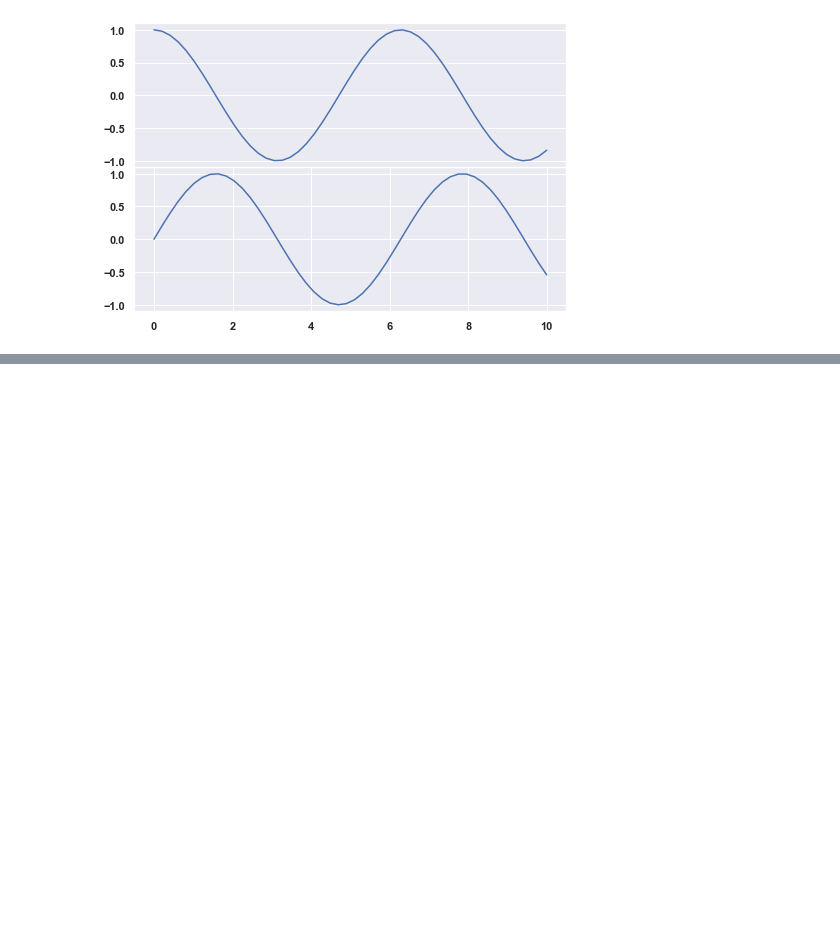
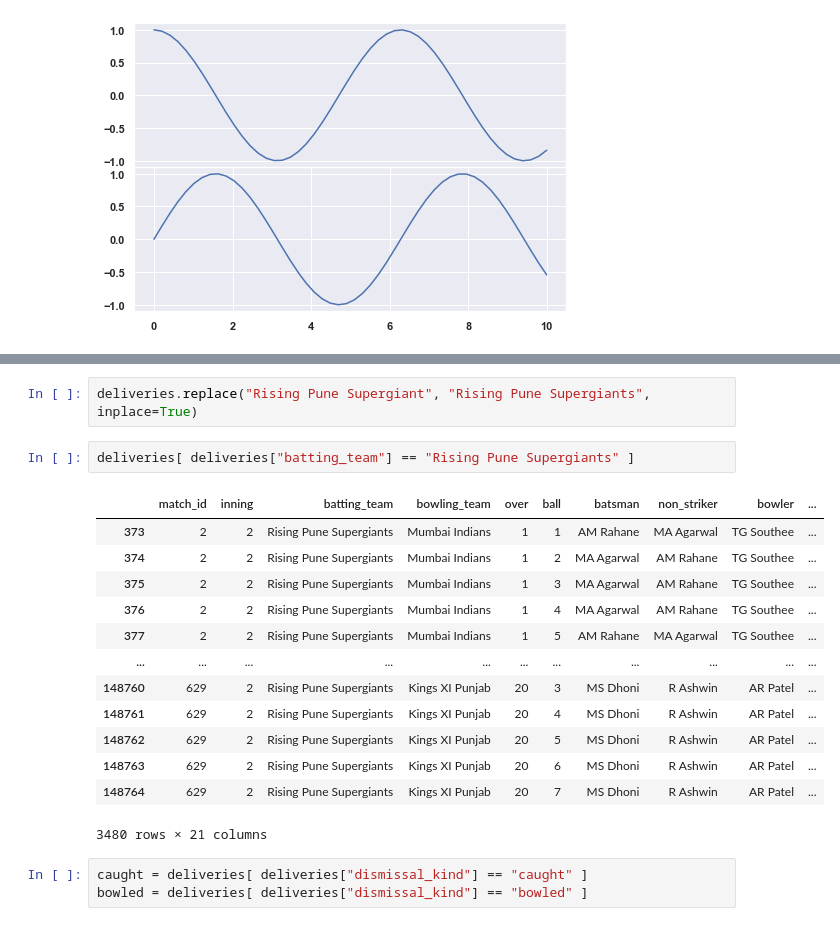
Before and after one commit to brainmentorspvtltd/MSIT_MachineLearning, a Jupyter notebook: MatplotlibIntroduction.ipynb, the cells around one changed output, grey strips where cells are left out. Drawn from its saved outputs; the diff is of its cells as text; blank space fills up the shorter version.

```diff
--- a/MatplotlibIntroduction.ipynb
+++ b/MatplotlibIntroduction.ipynb
@@ -370,0 +384,21 @@ ax2.plot(x,y2)
+# %%
+deliveries.replace("Rising Pune Supergiant", "Rising Pune Supergiants", inplace=True)
+# %%
+deliveries[ deliveries["batting_team"] == "Rising Pune Supergiants" ]
+# %% [output]
+|  | match_id | inning | batting_team | bowling_team | over | ball | batsman | non_striker | bowler | ... |
+| 373 | 2 | 2 | Rising Pune Supergiants | Mumbai Indians | 1 | 1 | AM Rahane | MA Agarwal | TG Southee | ... |
+| 374 | 2 | 2 | Rising Pune Supergiants | Mumbai Indians | 1 | 2 | MA Agarwal | AM Rahane | TG Southee | ... |
+| 375 | 2 | 2 | Rising Pune Supergiants | Mumbai Indians | 1 | 3 | MA Agarwal | AM Rahane | TG Southee | ... |
+| 376 | 2 | 2 | Rising Pune Supergiants | Mumbai Indians | 1 | 4 | MA Agarwal | AM Rahane | TG Southee | ... |
+| 377 | 2 | 2 | Rising Pune Supergiants | Mumbai Indians | 1 | 5 | AM Rahane | MA Agarwal | TG Southee | ... |
+| ... | ... | ... | ... | ... | ... | ... | ... | ... | ... | ... |
+| 148760 | 629 | 2 | Rising Pune Supergiants | Kings XI Punjab | 20 | 3 | MS Dhoni | R Ashwin | AR Patel | ... |
+| 148761 | 629 | 2 | Rising Pune Supergiants | Kings XI Punjab | 20 | 4 | MS Dhoni | R Ashwin | AR Patel | ... |
+| 148762 | 629 | 2 | Rising Pune Supergiants | Kings XI Punjab | 20 | 5 | MS Dhoni | R Ashwin | AR Patel | ... |
+| 148763 | 629 | 2 | Rising Pune Supergiants | Kings XI Punjab | 20 | 6 | MS Dhoni | R Ashwin | AR Patel | ... |
+| 148764 | 629 | 2 | Rising Pune Supergiants | Kings XI Punjab | 20 | 7 | MS Dhoni | R Ashwin | AR Patel | ... |
+3480 rows × 21 columns
+# %%
+caught = deliveries[ deliveries["dismissal_kind"] == "caught" ]
+bowled = deliveries[ deliveries["dismissal_kind"] == "bowled" ]
```
Also changed, not shown: parts of 18 cells of this notebook, 2 other files.
